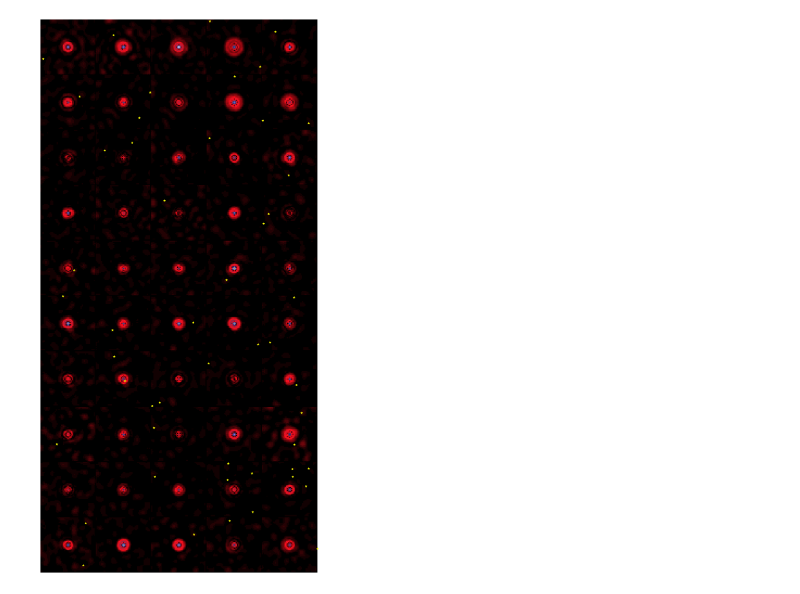
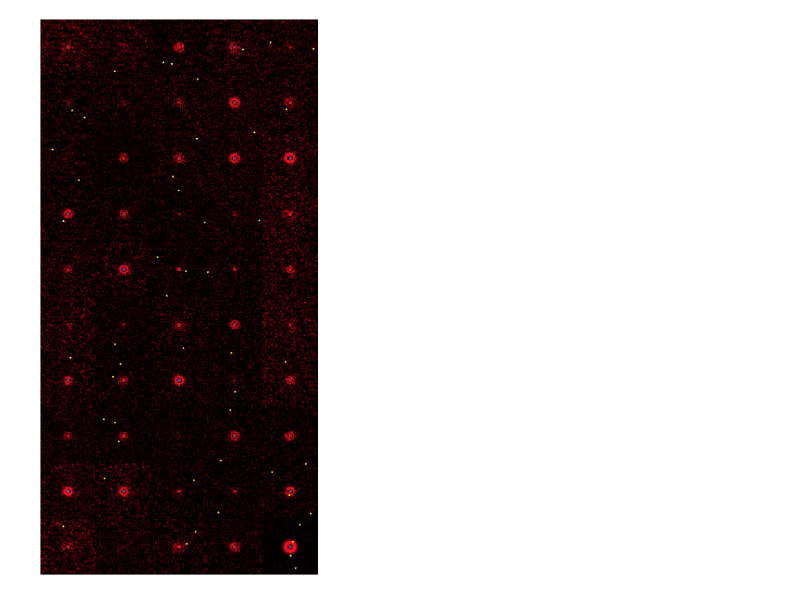
Before and after one commit to tobias-liaudat/psf-sandbox, a Jupyter notebook: plot-notebooks/pix.ipynb, the cells around one changed output. Cells and saved outputs as stored; diff of their text form; code cells hidden in the pictures.

Commit message:
Add last tests + psfex mode for cats (works in theory ...)

```diff
--- a/plot-notebooks/pix.ipynb
+++ b/plot-notebooks/pix.ipynb
@@ -3,9 +3,10 @@ from astropy.io import fits
 import numpy as np
 import matplotlib.pyplot as plt
 # %%
-fit_stars_path = '/Users/mschmitz/jbonnin/Data/CFIS_PSF/CCD-2_dataset/train-star_selection-0000009-2.fits'
-test_stars_path = '/Users/mschmitz/jbonnin/Data/CFIS_PSF/CCD-2_dataset/test-star_selection-0000009-2.fits'
-PSFs_path = '/Users/mschmitz/jbonnin/Data/rca_runs/w3/shapepipe_run_2019-12-05_11-18-01/rca_runner/output/test_psf-0000009-2.npy'
+fit_stars_path = '/Users/mschmitz/jbonnin/Data/CFIS_PSF/CCD-38_dataset/train-star_selection-0000000-38.fits'
+test_stars_path = '/Users/mschmitz/jbonnin/Data/CFIS_PSF/CCD-38_dataset/test-star_selection-0000000-38.fits'
+PSFs_path = '/Users/mschmitz/jbonnin/Data/rca_runs/w3/shapepipe_run_2019-12-11_11-29-19/rca_runner/output/test_psf-0000000-38.npy'
+model_path = '/Users/mschmitz/jbonnin/Data/rca_runs/w3/shapepipe_run_2019-12-10_17-56-15/rca_runner/output/fitted_model-0000000-38.npy'
 
 fit_starcat = fits.open(fit_stars_path)
 
@@ -14,6 +15,8 @@ test_stars = test_starcat[2].data['VIGNET']
 
 PSFs = np.load(PSFs_path)
 
+model = np.load(model_path, allow_pickle = True)
+
 x_fit = fit_starcat[2].data['XWIN_IMAGE']
 y_fit = fit_starcat[2].data['YWIN_IMAGE']
 
@@ -22,16 +25,16 @@ y_test = test_starcat[2].data['YWIN_IMAGE']
 # %%
 res = np.abs(test_stars - PSFs)
 ccd_res = np.zeros((10*res.shape[1], 5*res.shape[2]))
 
 for k in range(50):
     ccd_res[res.shape[1]*(9-k%10):res.shape[1]*(10-k%10),res.shape[2]*(k//10):res.shape[2]*(k//10+1)] = res[k]
 
 plt.figure(figsize = (30,30))
-plt.imshow(ccd_res, cmap='gist_stern')
+plt.imshow(ccd_res, cmap='gist_stern', vmax=0.06)
 plt.axis('off')
 
 plt.scatter(x_fit / 2048 * 255, 509 - y_fit / 4612 * 510, marker = '*', c = 'yellow')
 
 plt.show()
 # %% [output]
-[figure, old version]
+[figure, new version]
```
Also changed, not shown: parts of 8 cells of this notebook, 5 other files.
